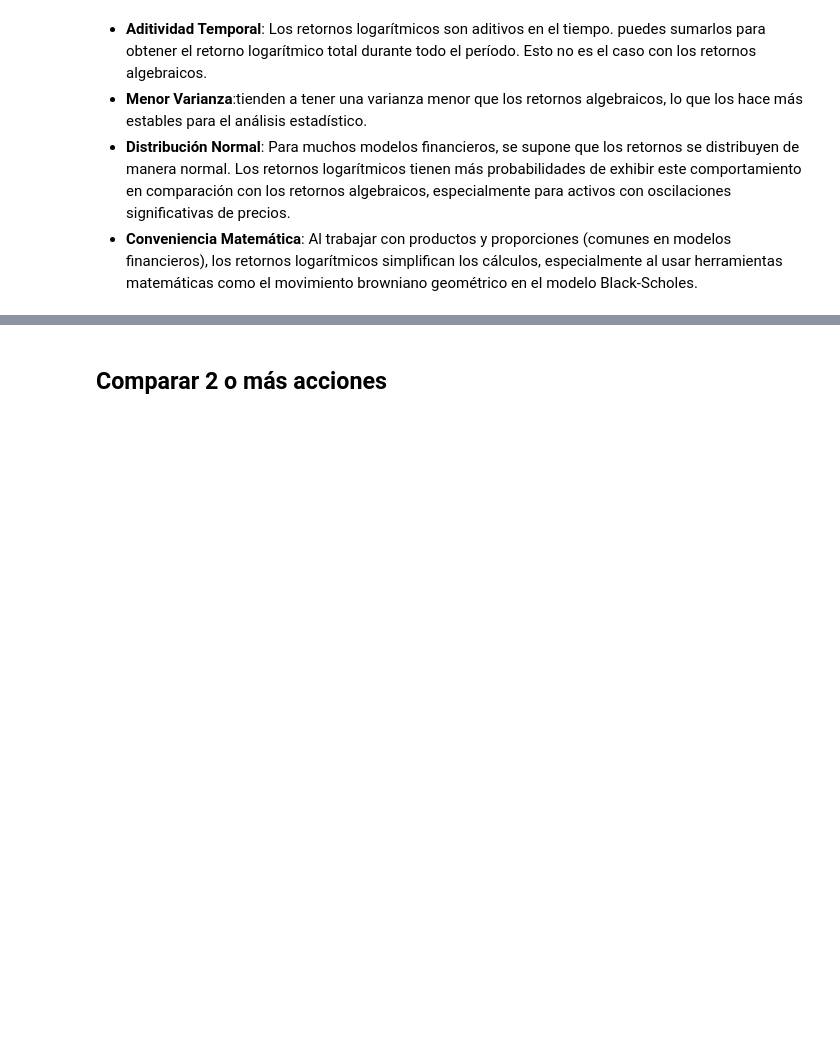
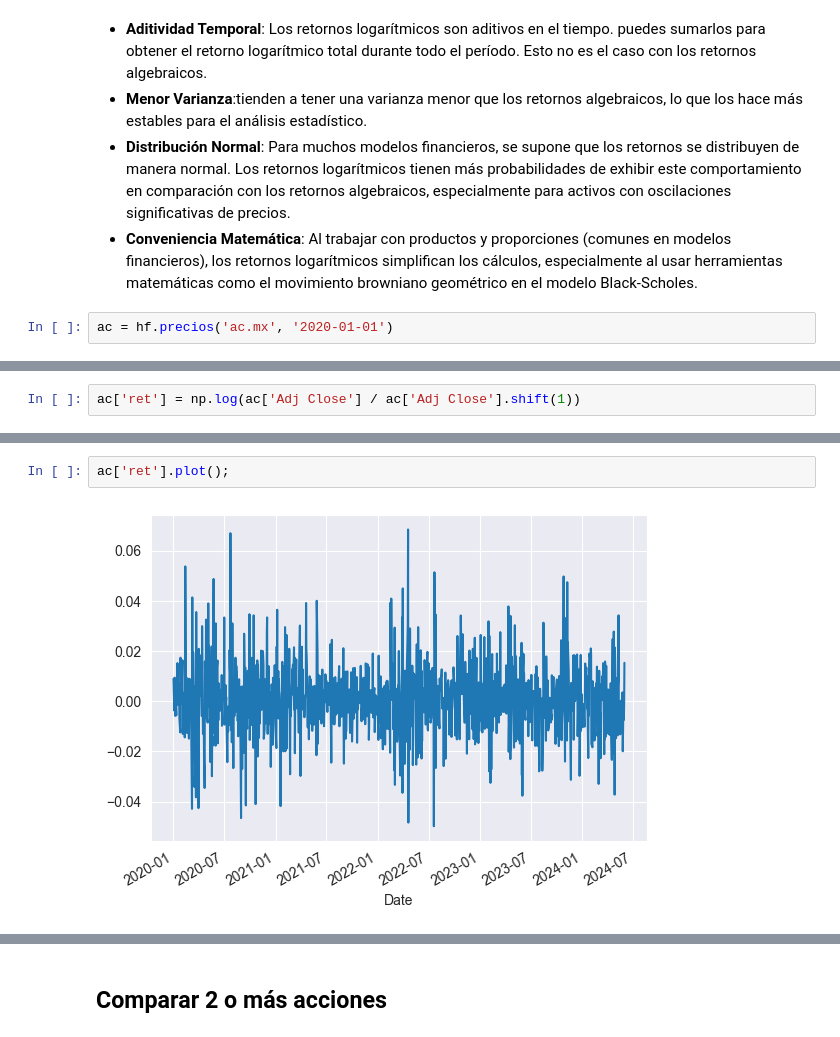
Before and after one commit to carlosdeoncedos/CienciasDatosFinanzas2024_05, a Jupyter notebook: Sesion_7.ipynb, the cells around one changed output, grey strips where cells are left out. Cells and saved outputs as stored; diff of their text form; blank space fills up the shorter version.

```diff
--- a/Sesion_7.ipynb
+++ b/Sesion_7.ipynb
@@ -293,3 +353,5 @@ precios('walmex.mx', '2023-01-01', '2024-01-01')
 * __Menor Varianza__:tienden a tener una varianza menor que los retornos algebraicos, lo que los hace más estables para el análisis estadístico.
 * __Distribución Normal__: Para muchos modelos financieros, se supone que los retornos se distribuyen de manera normal. Los retornos logarítmicos tienen más probabilidades de exhibir este comportamiento en comparación con los retornos algebraicos, especialmente para activos con oscilaciones significativas de precios.
 * __Conveniencia Matemática__: Al trabajar con productos y proporciones (comunes en modelos financieros), los retornos logarítmicos simplifican los cálculos, especialmente al usar herramientas matemáticas como el movimiento browniano geométrico en el modelo Black-Scholes.
+# %%
+ac = hf.precios('ac.mx', '2020-01-01')
@@ -295,0 +374,2 @@ precios('walmex.mx', '2023-01-01', '2024-01-01')
+# %%
+ac['ret'] = np.log(ac['Adj Close'] / ac['Adj Close'].shift(1))
@@ -295,0 +393,4 @@ precios('walmex.mx', '2023-01-01', '2024-01-01')
+# %%
+ac['ret'].plot();
+# %% [output]
+[figure, added]
```
Also changed, not shown: parts of 127 cells of this notebook.
